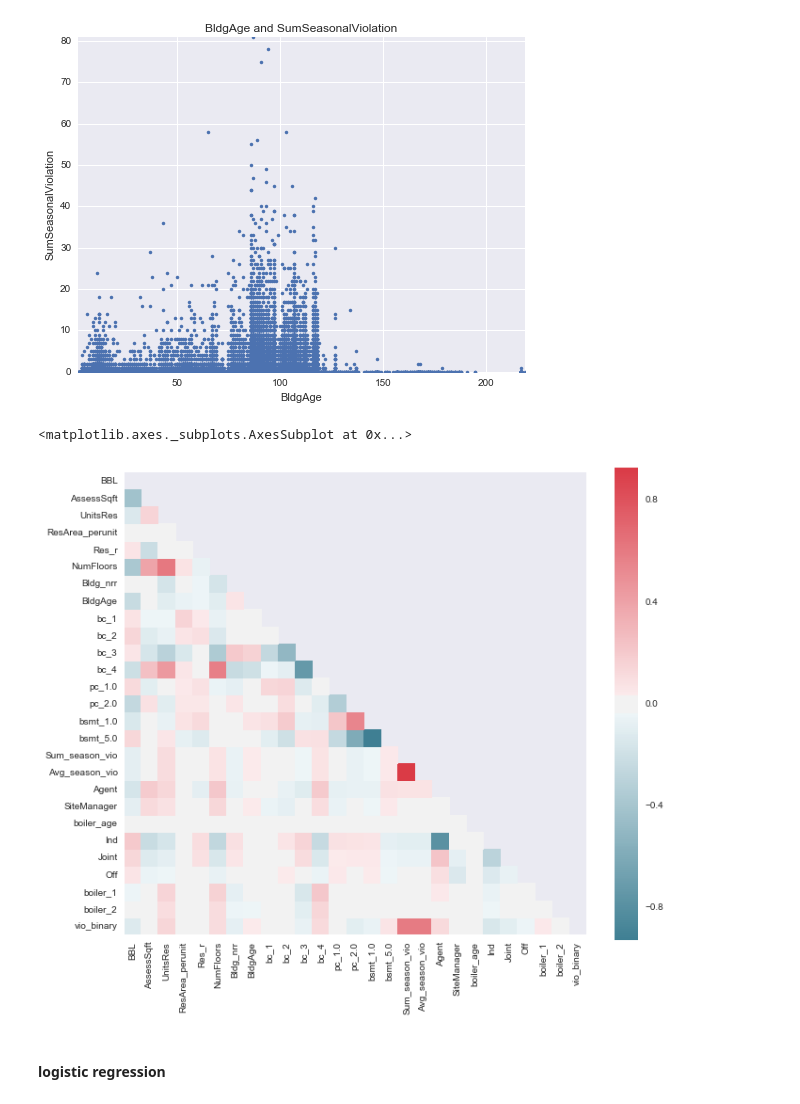
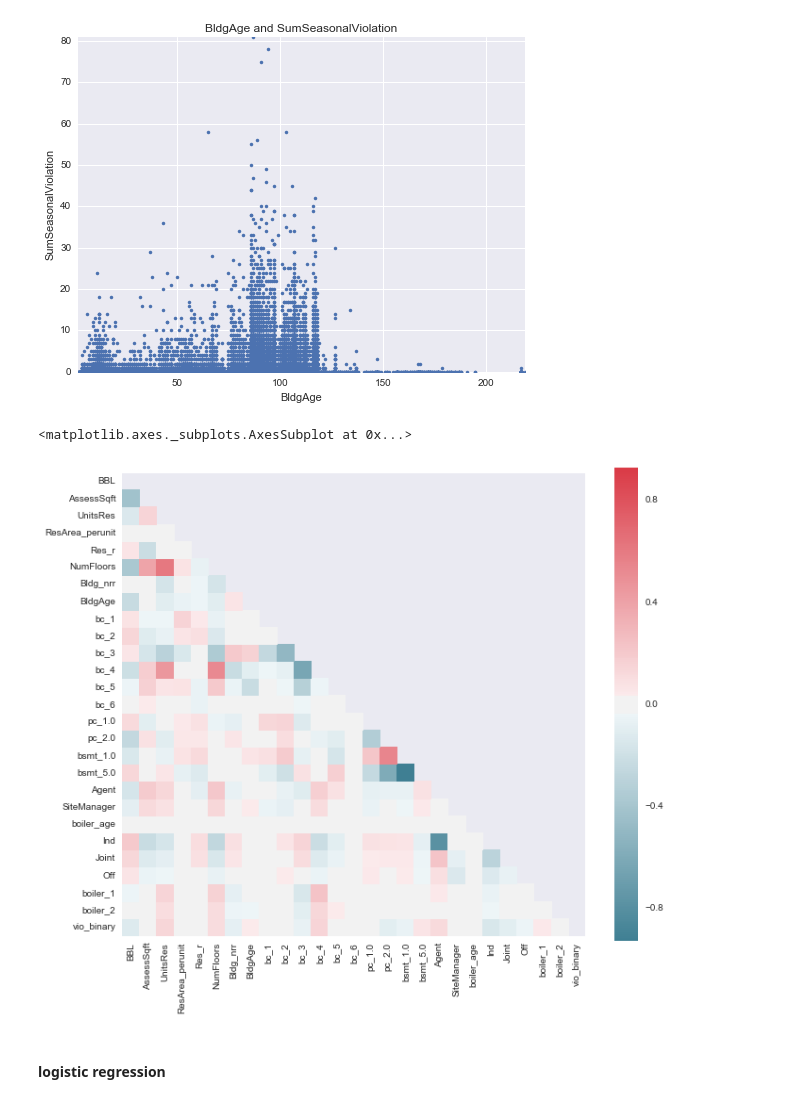
Before and after one commit to CUSPCivicAnalyticsFellows/311, a Jupyter notebook: notebooks/descriptive_model_4_24_dummies.ipynb, the cells around one changed output. Cells and saved outputs as stored; diff of their text form; code cells hidden in the pictures.

```diff
--- a/notebooks/descriptive_model_4_24_dummies.ipynb
+++ b/notebooks/descriptive_model_4_24_dummies.ipynb
@@ -152,9 +152,9 @@ for elem in bldgclass:
     elif elem == 'O8':
         bldgclasscat.append(4)
     elif elem == 'R':
-        bldgclasscat.append(4)
+        bldgclasscat.append(5)
     elif elem == 'L':
-        bldgclasscat.append(4)
+        bldgclasscat.append(6)
     else:
         bldgclasscat.append(0)
 pluto['BldgClass_dummy'] = bldgclasscat
@@ -230,7 +231,7 @@ Index([u'CD', u'CT2010', u'ComArea', u'CommFAR', u'CondoNo', u'Council',
 ### dropping bc_0, pc_0.0, and bsmt_0.0 to use as refernce columns
 pluto = pluto[['BBL', 'AssessSqft', 'UnitsRes', 'ResArea_perunit', 'Res_r', \
                'NumFloors', 'Bldg_nrr', 'BldgAge', \
-              'bc_1', 'bc_2', 'bc_3', 'bc_4', 'pc_1.0', 'pc_2.0', 'bsmt_1.0', 'bsmt_5.0']]
+              'bc_1', 'bc_2', 'bc_3', 'bc_4', 'bc_5', 'bc_6', 'pc_1.0', 'pc_2.0', 'bsmt_1.0', 'bsmt_5.0']]
 # %% [markdown]
 ### import violations
 # %%
@@ -390,25 +391,27 @@ for elem in cols:
 [figure]
 [figure]
 [figure]
+# %%
+dvp_dropped = dvp.drop(['Avg_season_vio','Sum_season_vio'],axis=1)
 # %%
-corr = dvp.corr()
+corr = dvp_dropped.corr()
 
 # Generate a mask for the upper triangle
 mask = np.zeros_like(corr, dtype=np.bool)
 mask[np.triu_indices_from(mask)] = True
 
 # Set up the matplotlib figure
 f, ax = plt.subplots(figsize=(11, 9))
 
 # Generate a custom diverging colormap
 cmap = sns.diverging_palette(220, 10, as_cmap=True)
 
 # Draw the heatmap with the mask and correct aspect ratio
 sns.heatmap(corr, mask=mask, cmap=cmap, vmax=.3,
             square=True, ax=ax)
 # %% [output]
 <matplotlib.axes._subplots.AxesSubplot at 0x...>
-[figure, old version]
+[figure, new version]
 # %% [markdown]
 #### logistic regression
 # %%
```
Also changed, not shown: parts of 13 cells of this notebook.
